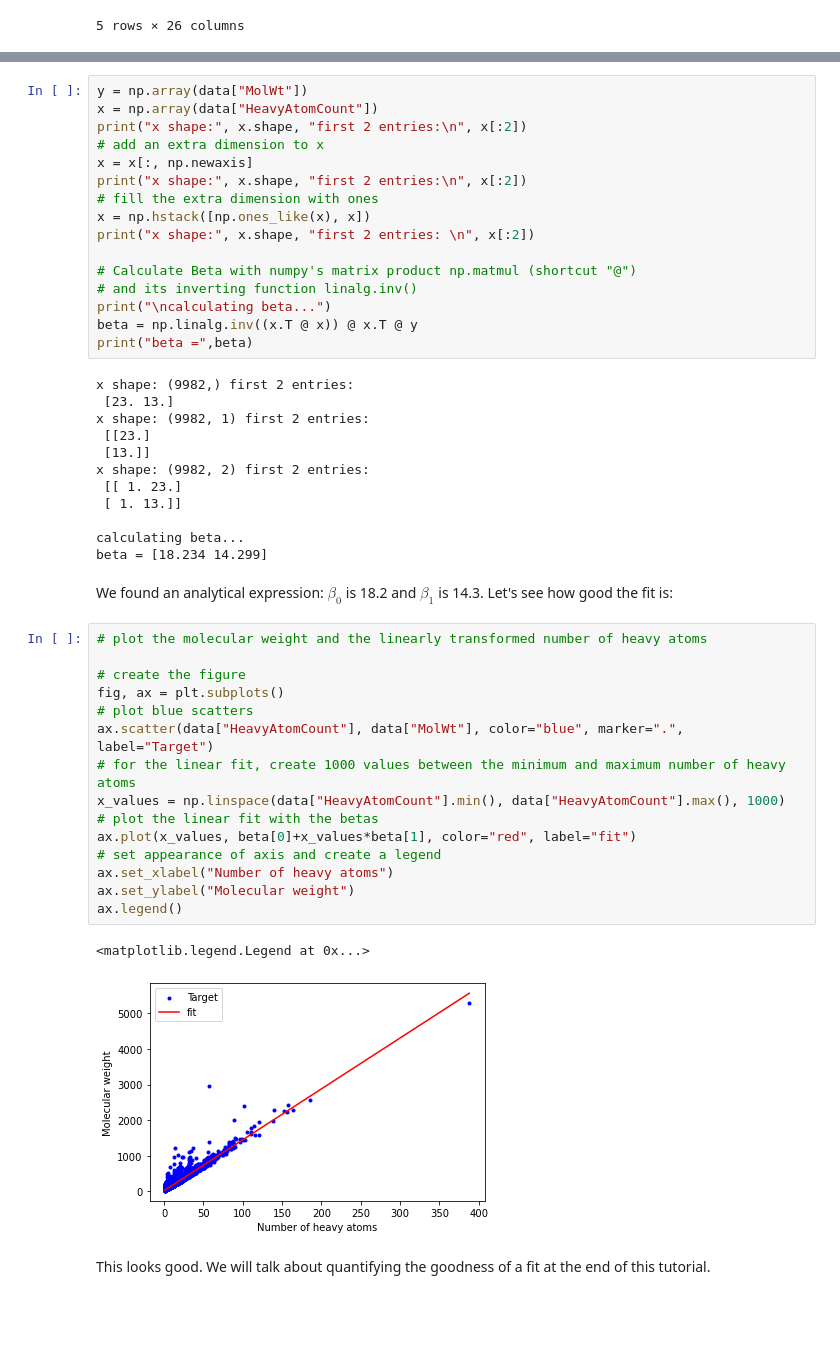
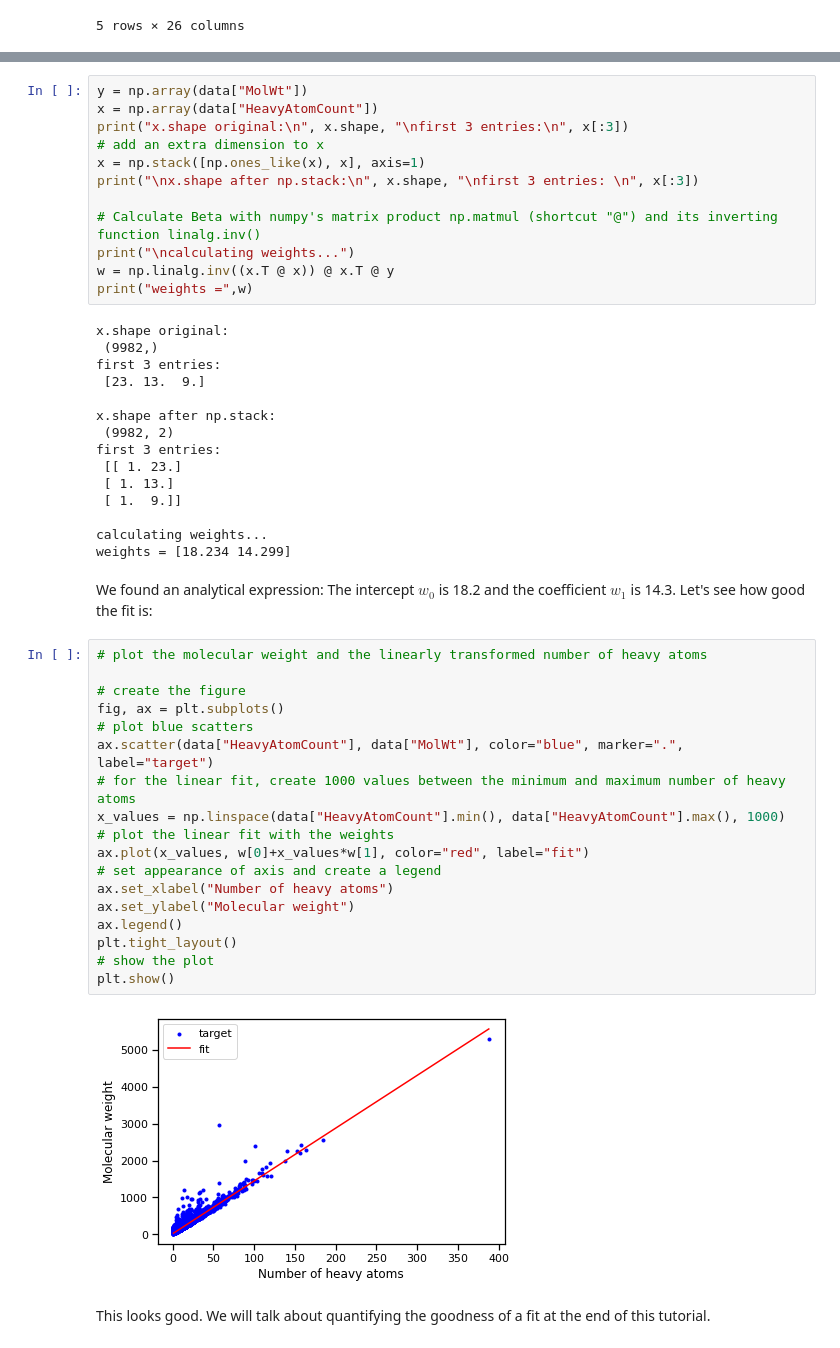
Before and after one commit to Tacitus523/ml4chem, a Jupyter notebook: Regression/1.1_RegressionTutorial.ipynb, the cells around one changed output, grey strips where cells are left out. Saved outputs shown, nothing was run; the diff lists cells and outputs as text; blank space fills up the shorter version.

```diff
--- a/Regression/1.1_RegressionTutorial.ipynb
+++ b/Regression/1.1_RegressionTutorial.ipynb
@@ -128,51 +178,52 @@ Let's try this out with ${Y} \in R^{9982}$ and ${X} \in R^{2\times9982}$ and $\b
 # %%
 y = np.array(data["MolWt"])
 x = np.array(data["HeavyAtomCount"])
-print("x shape:", x.shape, "first 2 entries:\n", x[:2])
+print("x.shape original:\n", x.shape, "\nfirst 3 entries:\n", x[:3])
 # add an extra dimension to x
-x = x[:, np.newaxis]
-print("x shape:", x.shape, "first 2 entries:\n", x[:2])
-# fill the extra dimension with ones
-x = np.hstack([np.ones_like(x), x])
-print("x shape:", x.shape, "first 2 entries: \n", x[:2])
+x = np.stack([np.ones_like(x), x], axis=1)
+print("\nx.shape after np.stack:\n", x.shape, "\nfirst 3 entries: \n", x[:3])
 
-# Calculate Beta with numpy's matrix product np.matmul (shortcut "@")
-# and its inverting function linalg.inv()
-print("\ncalculating beta...")
-beta = np.linalg.inv((x.T @ x)) @ x.T @ y
-print("beta =",beta)
+# Calculate Beta with numpy's matrix product np.matmul (shortcut "@") and its inverting function linalg.inv()
+print("\ncalculating weights...")
+w = np.linalg.inv((x.T @ x)) @ x.T @ y
+print("weights =",w)
 # %% [output]
-x shape: (9982,) first 2 entries:
- [23. 13.]
-x shape: (9982, 1) first 2 entries:
- [[23.]
- [13.]]
-x shape: (9982, 2) first 2 entries:
+x.shape original:
+ (9982,)
+first 3 entries:
+ [23. 13.  9.]
+
+x.shape after np.stack:
+ (9982, 2)
+first 3 entries:
  [[ 1. 23.]
- [ 1. 13.]]
+ [ 1. 13.]
+ [ 1.  9.]]
 
-calculating beta...
-beta = [18.234 14.299]
+calculating weights...
+weights = [18.234 14.299]
 # %% [markdown]
-We found an analytical expression: $\beta_0$ is 18.2 and $\beta_1$ is 14.3. Let's see how good the fit is:
+We found an analytical expression: The intercept $w_0$ is 18.2 and the coefficient $w_1$ is 14.3. Let's see how good the fit is:
 # %%
 # plot the molecular weight and the linearly transformed number of heavy atoms
 
 # create the figure
 fig, ax = plt.subplots()
 # plot blue scatters
-ax.scatter(data["HeavyAtomCount"], data["MolWt"], color="blue", marker=".", label="Target")
+ax.scatter(data["HeavyAtomCount"], data["MolWt"], color="blue", marker=".", label="target")
 # for the linear fit, create 1000 values between the minimum and maximum number of heavy atoms
 x_values = np.linspace(data["HeavyAtomCount"].min(), data["HeavyAtomCount"].max(), 1000)
-# plot the linear fit with the betas
-ax.plot(x_values, beta[0]+x_values*beta[1], color="red", label="fit")
+# plot the linear fit with the weights
+ax.plot(x_values, w[0]+x_values*w[1], color="red", label="fit")
 # set appearance of axis and create a legend
 ax.set_xlabel("Number of heavy atoms")
 ax.set_ylabel("Molecular weight")
 ax.legend()
+plt.tight_layout()
+# show the plot
+plt.show()
 # %% [output]
-<matplotlib.legend.Legend at 0x...>
-[figure, old version]
+[figure, new version]
 # %% [markdown]
 This looks good. We will talk about quantifying the goodness of a fit at the end of this tutorial.
 # %% [markdown]
```
Also changed, not shown: parts of 27 cells of this notebook.
